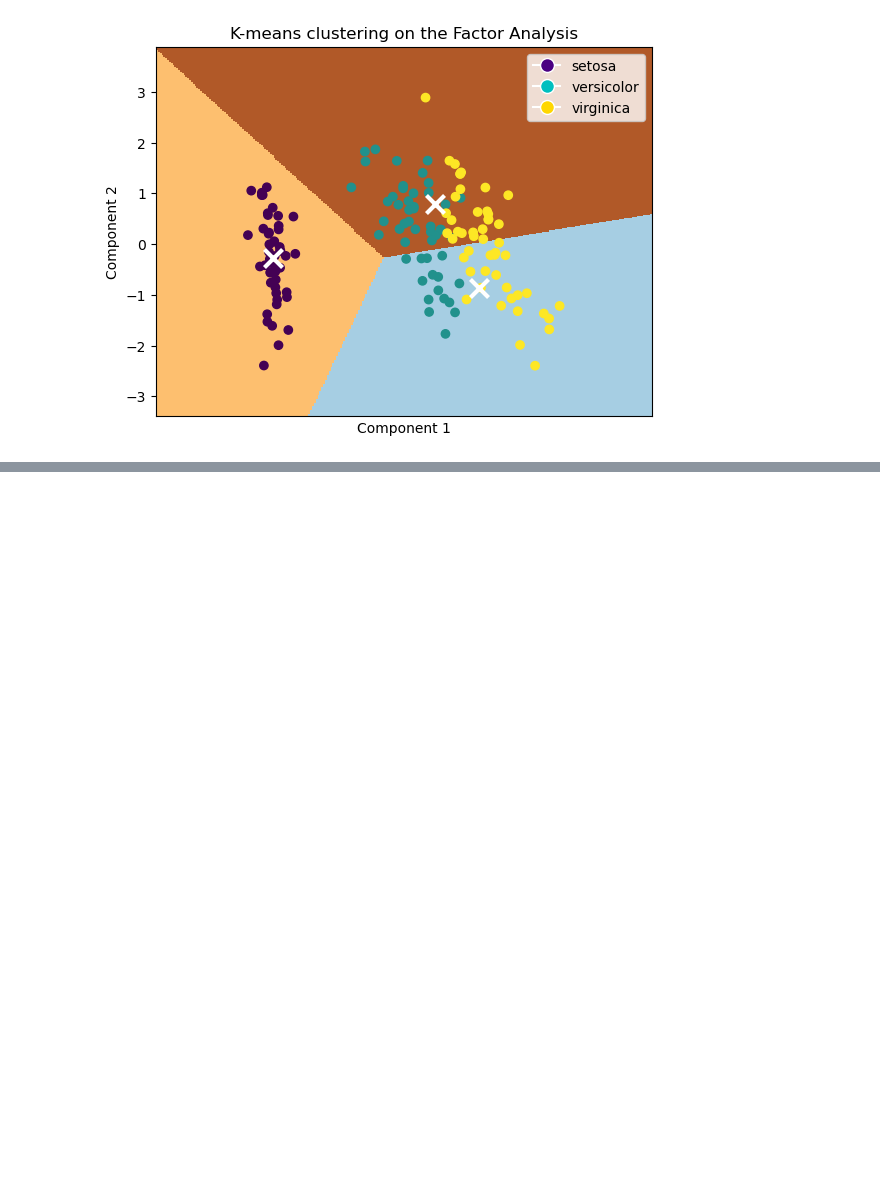
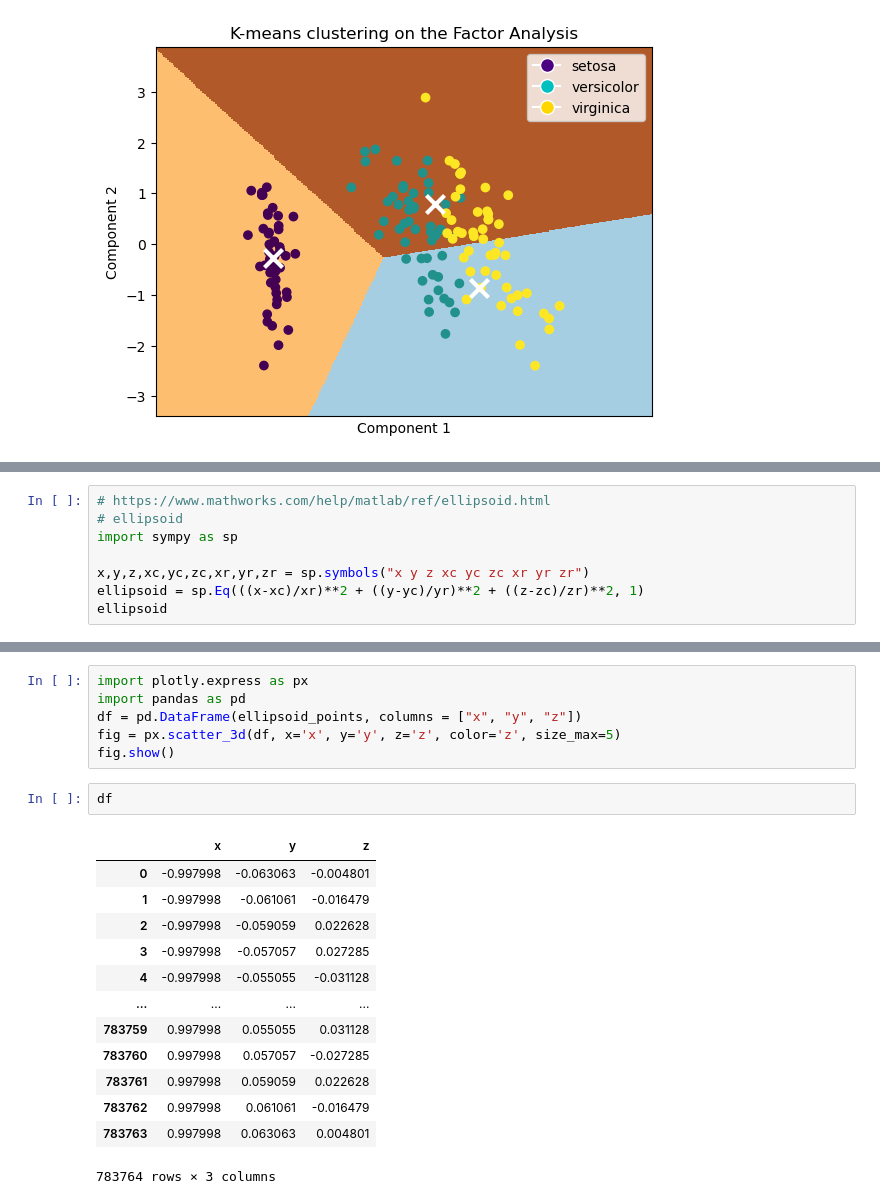
Before and after one commit to notPlancha/eda-exam, a Jupyter notebook: src/main.ipynb, the cells around one changed output, grey strips where cells are left out. Cells and saved outputs as stored; diff of their text form; blank space fills up the shorter version.

```diff
--- a/src/main.ipynb
+++ b/src/main.ipynb
@@ -200,0 +315,8 @@ plt.show()
+# %%
+# https://www.mathworks.com/help/matlab/ref/ellipsoid.html
+# ellipsoid
+import sympy as sp
+
+x,y,z,xc,yc,zc,xr,yr,zr = sp.symbols("x y z xc yc zc xr yr zr")
+ellipsoid = sp.Eq(((x-xc)/xr)**2 + ((y-yc)/yr)**2 + ((z-zc)/zr)**2, 1)
+ellipsoid
@@ -200,0 +381,22 @@ plt.show()
+# %%
+import plotly.express as px
+import pandas as pd
+df = pd.DataFrame(ellipsoid_points, columns = ["x", "y", "z"])
+fig = px.scatter_3d(df, x='x', y='y', z='z', color='z', size_max=5)
+fig.show()
+# %%
+df
+# %% [output]
+|  | x | y | z |
+| 0 | -0.997998 | -0.063063 | -0.004801 |
+| 1 | -0.997998 | -0.061061 | -0.016479 |
+| 2 | -0.997998 | -0.059059 | 0.022628 |
+| 3 | -0.997998 | -0.057057 | 0.027285 |
+| 4 | -0.997998 | -0.055055 | -0.031128 |
+| ... | ... | ... | ... |
+| 783759 | 0.997998 | 0.055055 | 0.031128 |
+| 783760 | 0.997998 | 0.057057 | -0.027285 |
+| 783761 | 0.997998 | 0.059059 | 0.022628 |
+| 783762 | 0.997998 | 0.061061 | -0.016479 |
+| 783763 | 0.997998 | 0.063063 | 0.004801 |
+783764 rows × 3 columns
```
Also changed, not shown: parts of 13 cells of this notebook, 3 other files.
